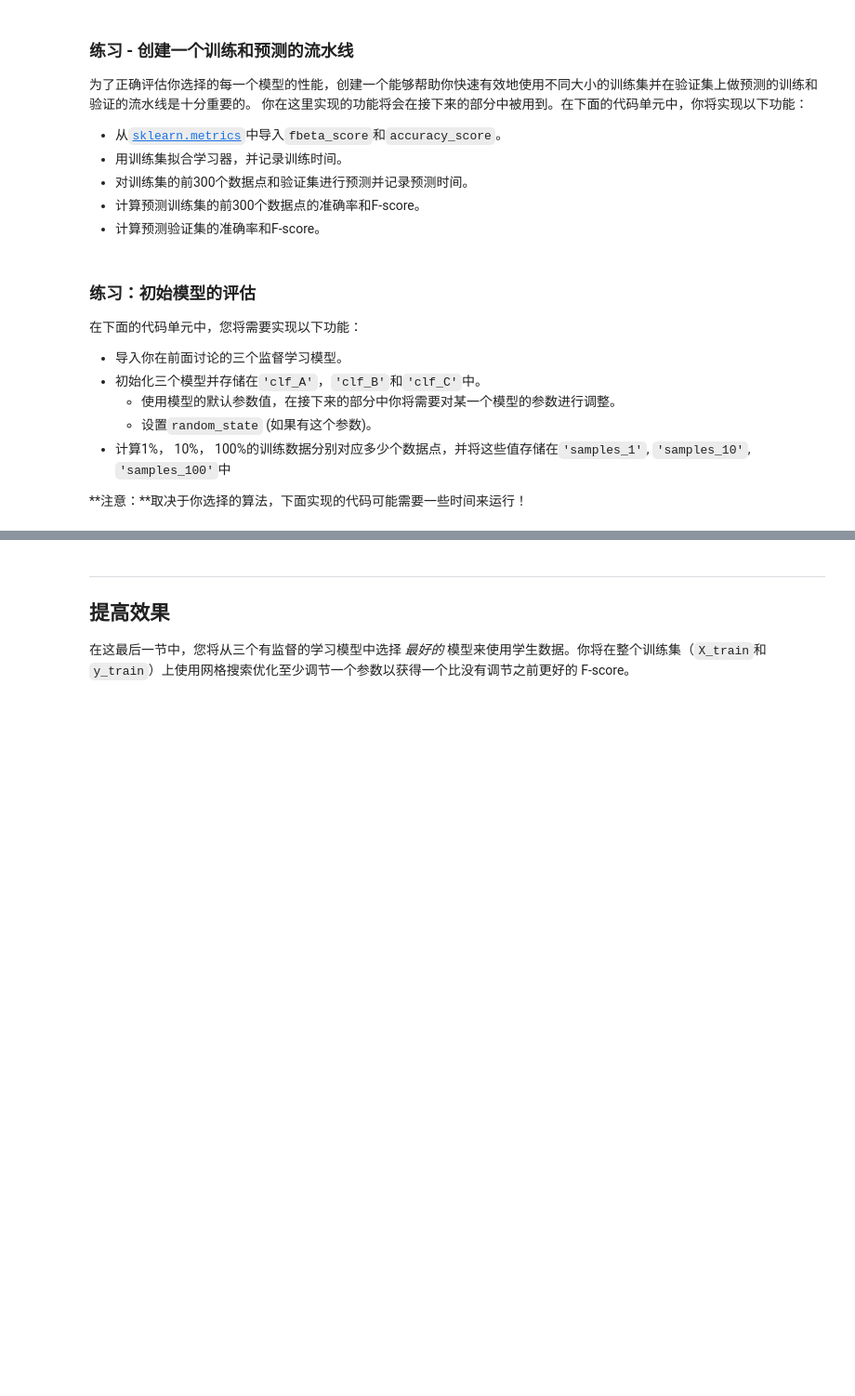
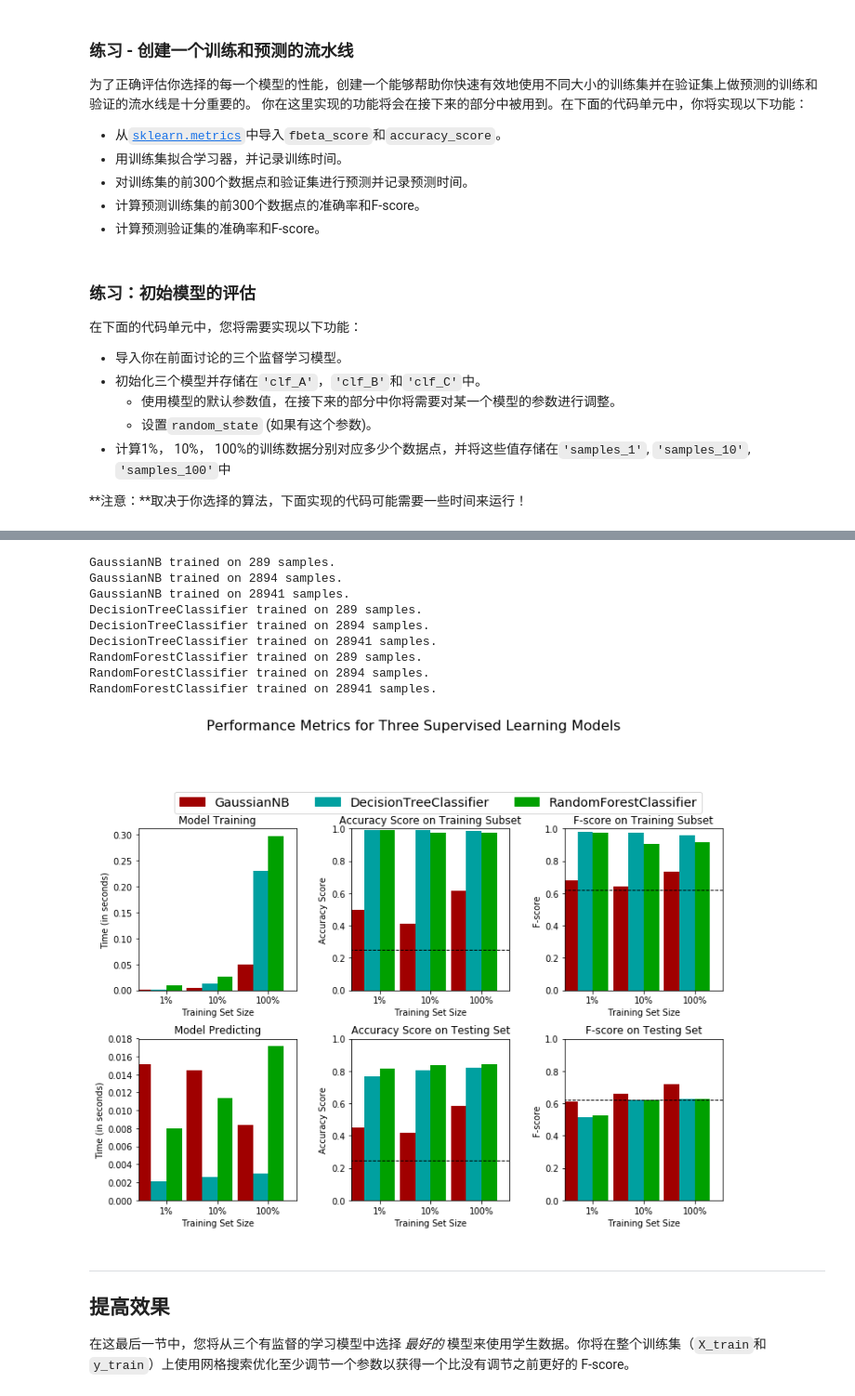
Before and after one commit to versun/udacity_projects, a Jupyter notebook: B-监督学习/P2-为慈善机构寻找捐助者/finding_donors.ipynb, the cells around one changed output, grey strips where cells are left out. Shown at 93% size. Saved outputs shown, nothing was run; the diff lists cells and outputs as text; code cells hidden in the pictures; blank space fills up the shorter version.

```diff
--- a/B-监督学习/P2-为慈善机构寻找捐助者/finding_donors.ipynb
+++ b/B-监督学习/P2-为慈善机构寻找捐助者/finding_donors.ipynb
@@ -369,33 +330,33 @@ def train_predict(learner, sample_size, X_train, y_train, X_val, y_val):
     # TODO：使用sample_size大小的训练数据来拟合学习器
     # TODO: Fit the learner to the training data using slicing with 'sample_size'
     start = time() # 获得程序开始时间
-    learner = None
+    learner = learner.fit(X_train[:sample_size],y_train[:sample_size])
     end = time() # 获得程序结束时间
 
     # TODO：计算训练时间
-    results['train_time'] = None
+    results['train_time'] = end - start
 
     # TODO: 得到在验证集上的预测值
     #       然后得到对前300个训练数据的预测结果
     start = time() # 获得程序开始时间
-    predictions_val = None
-    predictions_train = None
+    predictions_val = learner.predict(X_val)
+    predictions_train = learner.predict(X_train[:300])
     end = time() # 获得程序结束时间
 
     # TODO：计算预测用时
-    results['pred_time'] = None
+    results['pred_time'] = end - start
 
     # TODO：计算在最前面的300个训练数据的准确率
-    results['acc_train'] = None
+    results['acc_train'] = accuracy_score(predictions_train,y_train[:300])
 
     # TODO：计算在验证上的准确率
-    results['acc_val'] = None
+    results['acc_val'] = accuracy_score(predictions_val,y_val)
 
     # TODO：计算在最前面300个训练数据上的F-score
-    results['f_train'] = None
+    results['f_train'] = fbeta_score(predictions_train,y_train[:300],beta=0.5)
 
     # TODO：计算验证集上的F-score
-    results['f_val'] = None
+    results['f_val'] = fbeta_score(predictions_val,y_val,beta=0.5)
 
     # 成功
     print ("{} trained on {} samples.".format(learner.__class__.__name__, sample_size))
@@ -415,26 +385,43 @@ def train_predict(learner, sample_size, X_train, y_train, X_val, y_val):
 # %%
 # TODO：从sklearn中导入三个监督学习模型
 
+from sklearn.naive_bayes import GaussianNB  ##高斯朴素贝叶斯
+from sklearn import tree  #决策树
+from sklearn.ensemble import AdaBoostClassifier,BaggingClassifier,RandomForestClassifier,GradientBoostingClassifier  #集成方法
+import operator  #K近邻
+from sklearn import svm  #SVM
+from sklearn.linear_model import LogisticRegression,SGDClassifier  #逻辑回归，随机梯度下降分类器
+
 # TODO：初始化三个模型
-clf_A = None
-clf_B = None
-clf_C = None
+clf_A = GaussianNB()
+clf_B = tree.DecisionTreeClassifier()
+clf_C = RandomForestClassifier()
 
 # TODO：计算1%， 10%， 100%的训练数据分别对应多少点
-samples_1 = None
-samples_10 = None
-samples_100 = None
+samples_1 = int(len(X_train) * 0.01)
+samples_10 = int(len(X_train) * 0.1)
+samples_100 = int(len(X_train) * 1)
 
 # 收集学习器的结果
 results = {}
 for clf in [clf_A, clf_B, clf_C]:
     clf_name = clf.__class__.__name__
     results[clf_name] = {}
     for i, samples in enumerate([samples_1, samples_10, samples_100]):
         results[clf_name][i] = train_predict(clf, samples, X_train, y_train, X_val, y_val)
-
 # 对选择的三个模型得到的评价结果进行可视化
 vs.evaluate(results, accuracy, fscore)
+# %% [output]
+GaussianNB trained on 289 samples.
+GaussianNB trained on 2894 samples.
+GaussianNB trained on 28941 samples.
+DecisionTreeClassifier trained on 289 samples.
+DecisionTreeClassifier trained on 2894 samples.
+DecisionTreeClassifier trained on 28941 samples.
+RandomForestClassifier trained on 289 samples.
+RandomForestClassifier trained on 2894 samples.
+RandomForestClassifier trained on 28941 samples.
+[figure, added]
 # %% [markdown]
 ----
 ## 提高效果
```
Also changed, not shown: parts of 16 cells of this notebook, 1 other file.
